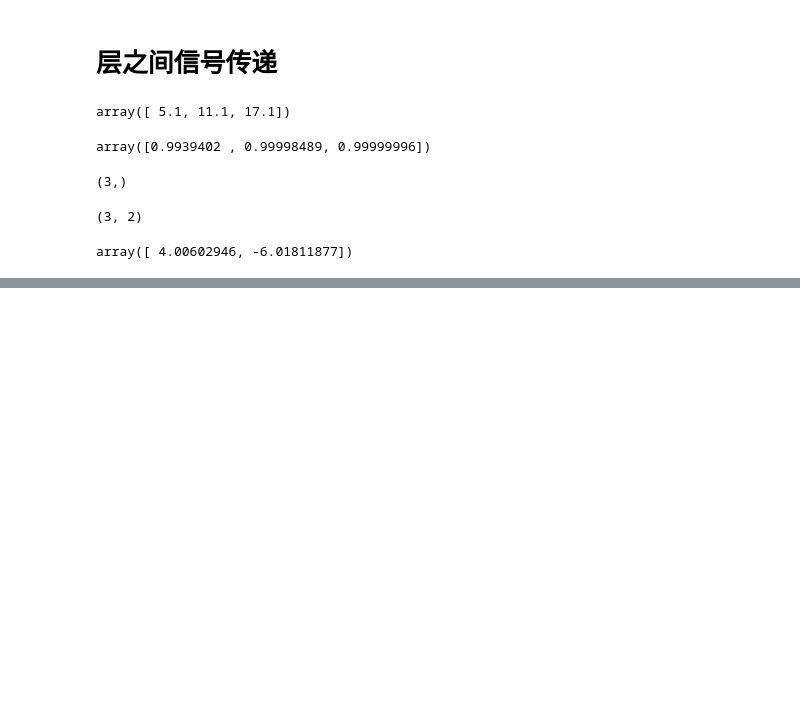
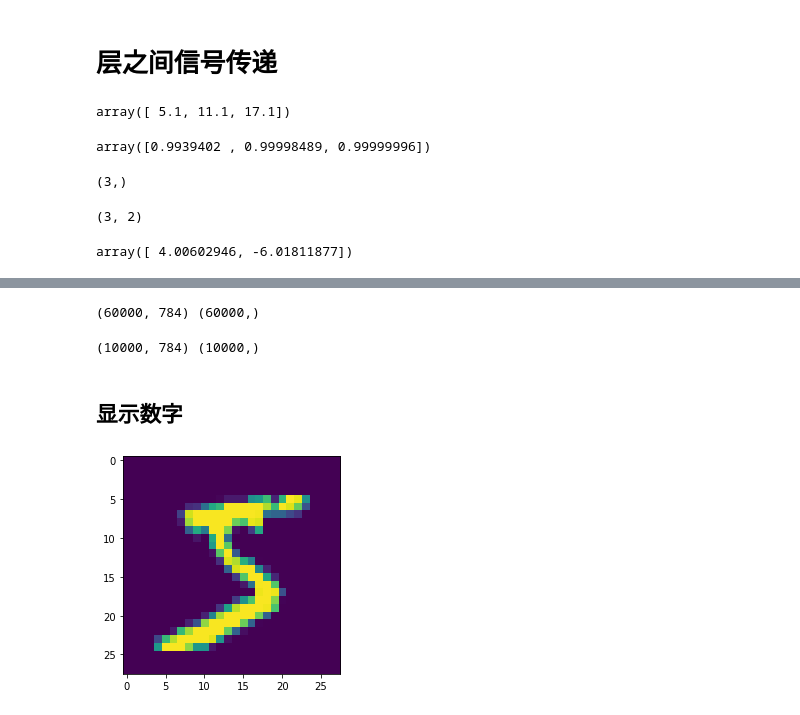
Before and after one commit to fenixchen/BookReading, a Jupyter notebook: DeepLearningFromScratch/3.神经网络.ipynb, the cells around one changed output, grey strips where cells are left out. Drawn from its saved outputs; the diff is of its cells as text; code cells hidden in the pictures; blank space fills up the shorter version.

```diff
--- a/DeepLearningFromScratch/3.神经网络.ipynb
+++ b/DeepLearningFromScratch/3.神经网络.ipynb
@@ -168,0 +233,25 @@ SyntaxError: invalid syntax (<ipython-input-58-9fbceb2b58ca>, line 3)
+# %%
+(x_train, y_train), (x_test, y_test) = load_mnist(flatten = True, normalize = False)
+# %%
+print(x_train.shape, y_train.shape)
+# %% [output]
+(60000, 784) (60000,)
+# %%
+print(x_test.shape, y_test.shape)
+# %% [output]
+(10000, 784) (10000,)
+# %% [markdown]
+## 显示数字
+# %%
+import matplotlib.pylab as plt
+from PIL import Image
+%matplotlib inline
+
+def show_digit(x):
+    img = x.reshape(28, 28)
+    pil_img = Image.fromarray(np.uint8(img))
+    plt.imshow(np.asarray(pil_img))
+
+show_digit(x_train[0])
+# %% [output]
+[figure, added]
```
Also changed, not shown: parts of 17 cells of this notebook, 1 other file.
